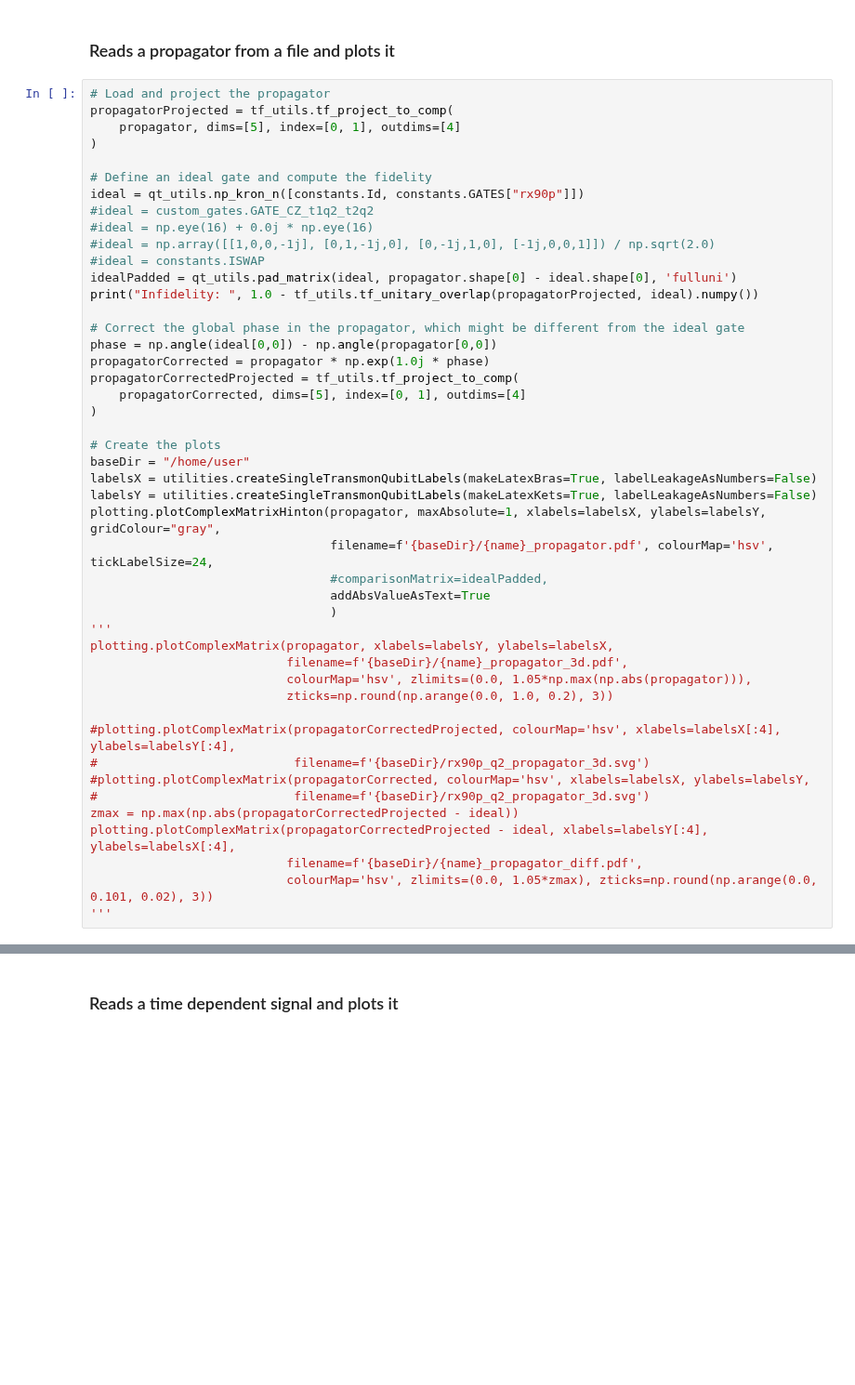
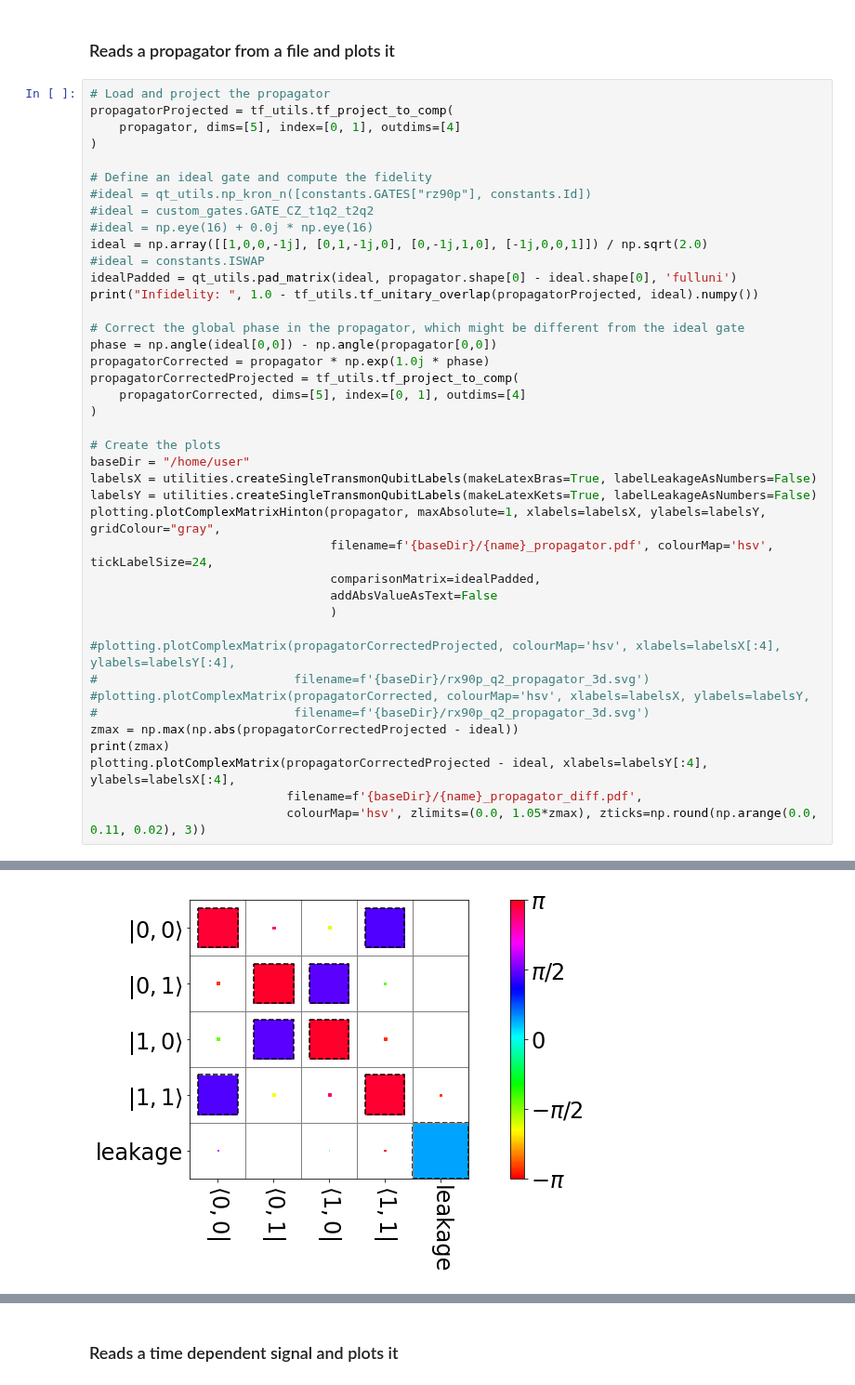
Before and after one commit to alex-simm/c3, a Jupyter notebook: four_level_transmons/plotting/plotting_single_transmon.ipynb, the cells around one changed output, grey strips where cells are left out. Shown at 93% size. Cells and saved outputs as stored; diff of their text form; blank space fills up the shorter version.

```diff
--- a/four_level_transmons/plotting/plotting_single_transmon.ipynb
+++ b/four_level_transmons/plotting/plotting_single_transmon.ipynb
@@ -64,10 +66,10 @@ propagatorProjected = tf_utils.tf_project_to_comp(
 )
 
 # Define an ideal gate and compute the fidelity
-ideal = qt_utils.np_kron_n([constants.Id, constants.GATES["rx90p"]])
+#ideal = qt_utils.np_kron_n([constants.GATES["rz90p"], constants.Id])
 #ideal = custom_gates.GATE_CZ_t1q2_t2q2
 #ideal = np.eye(16) + 0.0j * np.eye(16)
-#ideal = np.array([[1,0,0,-1j], [0,1,-1j,0], [0,-1j,1,0], [-1j,0,0,1]]) / np.sqrt(2.0)
+ideal = np.array([[1,0,0,-1j], [0,1,-1j,0], [0,-1j,1,0], [-1j,0,0,1]]) / np.sqrt(2.0)
 #ideal = constants.ISWAP
 idealPadded = qt_utils.pad_matrix(ideal, propagator.shape[0] - ideal.shape[0], 'fulluni')
 print("Infidelity: ", 1.0 - tf_utils.tf_unitary_overlap(propagatorProjected, ideal).numpy())
@@ -85,21 +87,17 @@ labelsX = utilities.createSingleTransmonQubitLabels(makeLatexBras=True, labelLea
 labelsY = utilities.createSingleTransmonQubitLabels(makeLatexKets=True, labelLeakageAsNumbers=False)
 plotting.plotComplexMatrixHinton(propagator, maxAbsolute=1, xlabels=labelsX, ylabels=labelsY, gridColour="gray",
                                  filename=f'{baseDir}/{name}_propagator.pdf', colourMap='hsv', tickLabelSize=24,
-                                 #comparisonMatrix=idealPadded,
-                                 addAbsValueAsText=True
+                                 comparisonMatrix=idealPadded,
+                                 addAbsValueAsText=False
                                  )
-'''
-plotting.plotComplexMatrix(propagator, xlabels=labelsY, ylabels=labelsX,
-                           filename=f'{baseDir}/{name}_propagator_3d.pdf',
-                           colourMap='hsv', zlimits=(0.0, 1.05*np.max(np.abs(propagator))),
-                           zticks=np.round(np.arange(0.0, 1.0, 0.2), 3))
 
 #plotting.plotComplexMatrix(propagatorCorrectedProjected, colourMap='hsv', xlabels=labelsX[:4], ylabels=labelsY[:4],
 #                           filename=f'{baseDir}/rx90p_q2_propagator_3d.svg')
 #plotting.plotComplexMatrix(propagatorCorrected, colourMap='hsv', xlabels=labelsX, ylabels=labelsY,
 #                           filename=f'{baseDir}/rx90p_q2_propagator_3d.svg')
 zmax = np.max(np.abs(propagatorCorrectedProjected - ideal))
+print(zmax)
 plotting.plotComplexMatrix(propagatorCorrectedProjected - ideal, xlabels=labelsY[:4], ylabels=labelsX[:4],
                            filename=f'{baseDir}/{name}_propagator_diff.pdf',
-                           colourMap='hsv', zlimits=(0.0, 1.05*zmax), zticks=np.round(np.arange(0.0, 0.101, 0.02), 3))
-'''
+                           colourMap='hsv', zlimits=(0.0, 1.05*zmax), zticks=np.round(np.arange(0.0, 0.11, 0.02), 3))
+# %% [output]
@@ -105,0 +105 @@ plotting.plotComplexMatrix(propagatorCorrectedProjected - ideal, xlabels=labelsY
+[figure, added]
```
Also changed, not shown: parts of 5 cells of this notebook, 7 other files.
